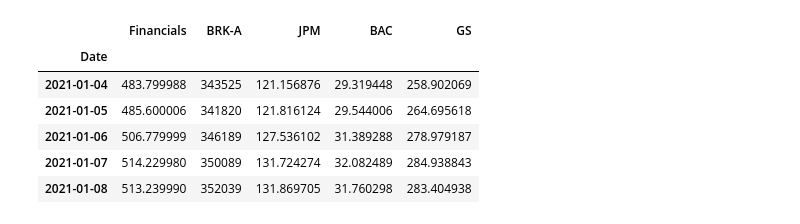
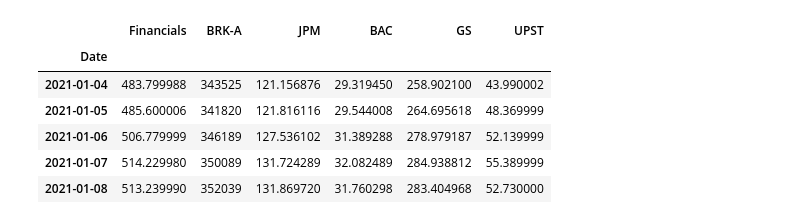
Before and after one commit to KuoLiang-hub/simulate-efficient-frontier-3tickers, a Jupyter notebook: sector_portfolios/Financials.ipynb, the cells around one changed output. Saved outputs shown, nothing was run; the diff lists cells and outputs as text; code cells hidden in the pictures.

```diff
--- a/sector_portfolios/Financials.ipynb
+++ b/sector_portfolios/Financials.ipynb
@@ -7,27 +7,27 @@ from matplotlib import pyplot as plt
 # %%
 # using yahoo finance data
 # S&P 500 Financials (Sector) (^SP500-40)
 
 # a dictionary of sector and ticker
 sector_dictionary = {'^SP500-40':'Financials'}
 
-sectors = ['^SP500-40','BRK-A','JPM','BAC','GS']
+sectors = ['^SP500-40','BRK-A','JPM','BAC','GS','UPST']
 sector_data = pd.DataFrame()
 
 for a in sectors:
     #you can chagne the start date to any date in 'yyyy-mm-dd' format.
     sector_data[a] = web.DataReader(a, data_source = 'yahoo', start = '2021-1-1')['Adj Close']
 
 sector_data.rename(columns = sector_dictionary, inplace =True)
 sector_data.head() #check the beginning of the data
 # %% [output]
-|  | Financials | BRK-A | JPM | BAC | GS |
-| Date |  |  |  |  |  |
-| 2021-01-04 | 483.799988 | 343525 | 121.156876 | 29.319448 | 258.902069 |
-| 2021-01-05 | 485.600006 | 341820 | 121.816124 | 29.544006 | 264.695618 |
-| 2021-01-06 | 506.779999 | 346189 | 127.536102 | 31.389288 | 278.979187 |
-| 2021-01-07 | 514.229980 | 350089 | 131.724274 | 32.082489 | 284.938843 |
-| 2021-01-08 | 513.239990 | 352039 | 131.869705 | 31.760298 | 283.404938 |
+|  | Financials | BRK-A | JPM | BAC | GS | UPST |
+| Date |  |  |  |  |  |  |
+| 2021-01-04 | 483.799988 | 343525 | 121.156876 | 29.319450 | 258.902100 | 43.990002 |
+| 2021-01-05 | 485.600006 | 341820 | 121.816116 | 29.544008 | 264.695618 | 48.369999 |
+| 2021-01-06 | 506.779999 | 346189 | 127.536102 | 31.389288 | 278.979187 | 52.139999 |
+| 2021-01-07 | 514.229980 | 350089 | 131.724289 | 32.082489 | 284.938812 | 55.389999 |
+| 2021-01-08 | 513.239990 | 352039 | 131.869720 | 31.760298 | 283.404968 | 52.730000 |
 # %%
 sector_data.tail() #check the end of the data
 # %% [output]
```
Also changed, not shown: parts of 3 cells of this notebook, 1 other file.
